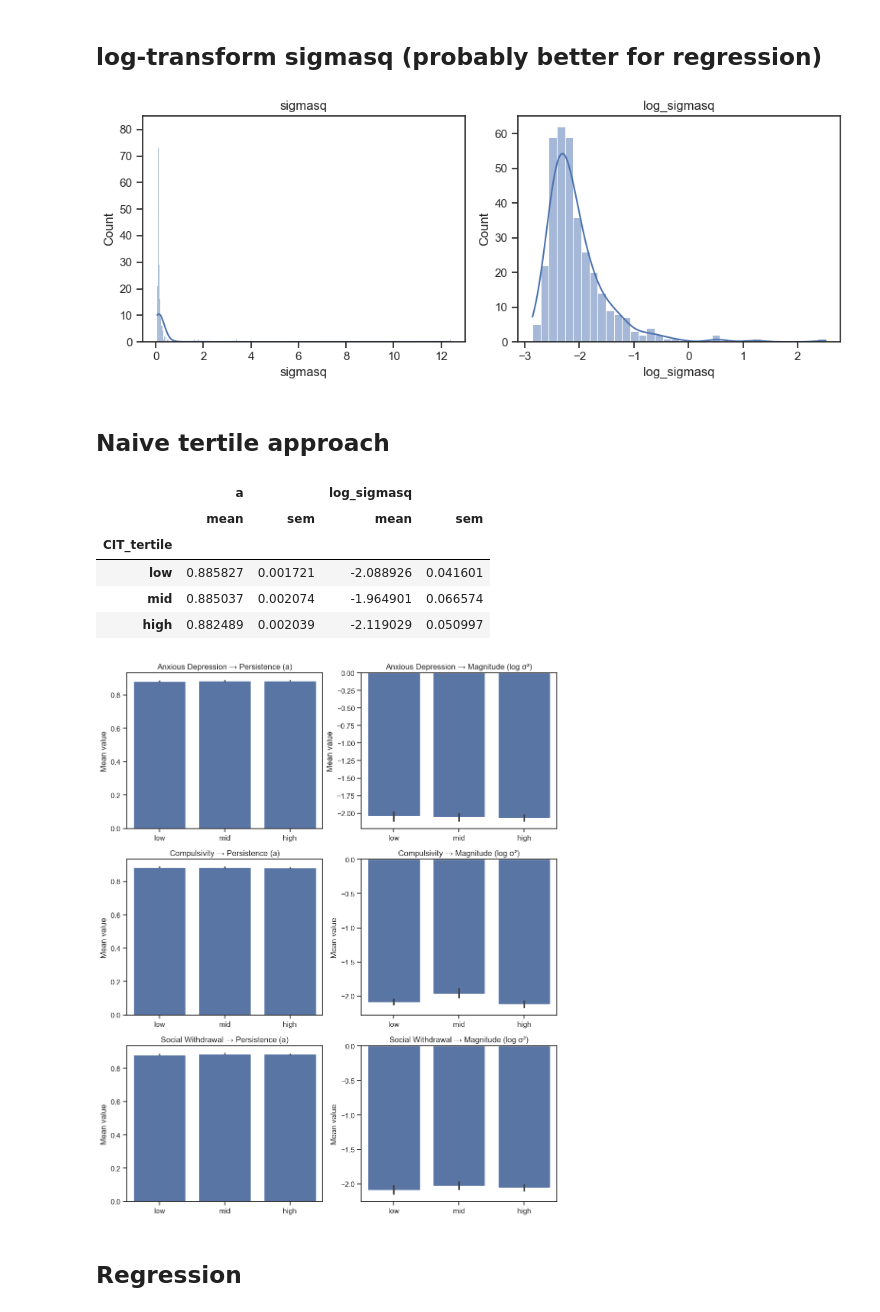
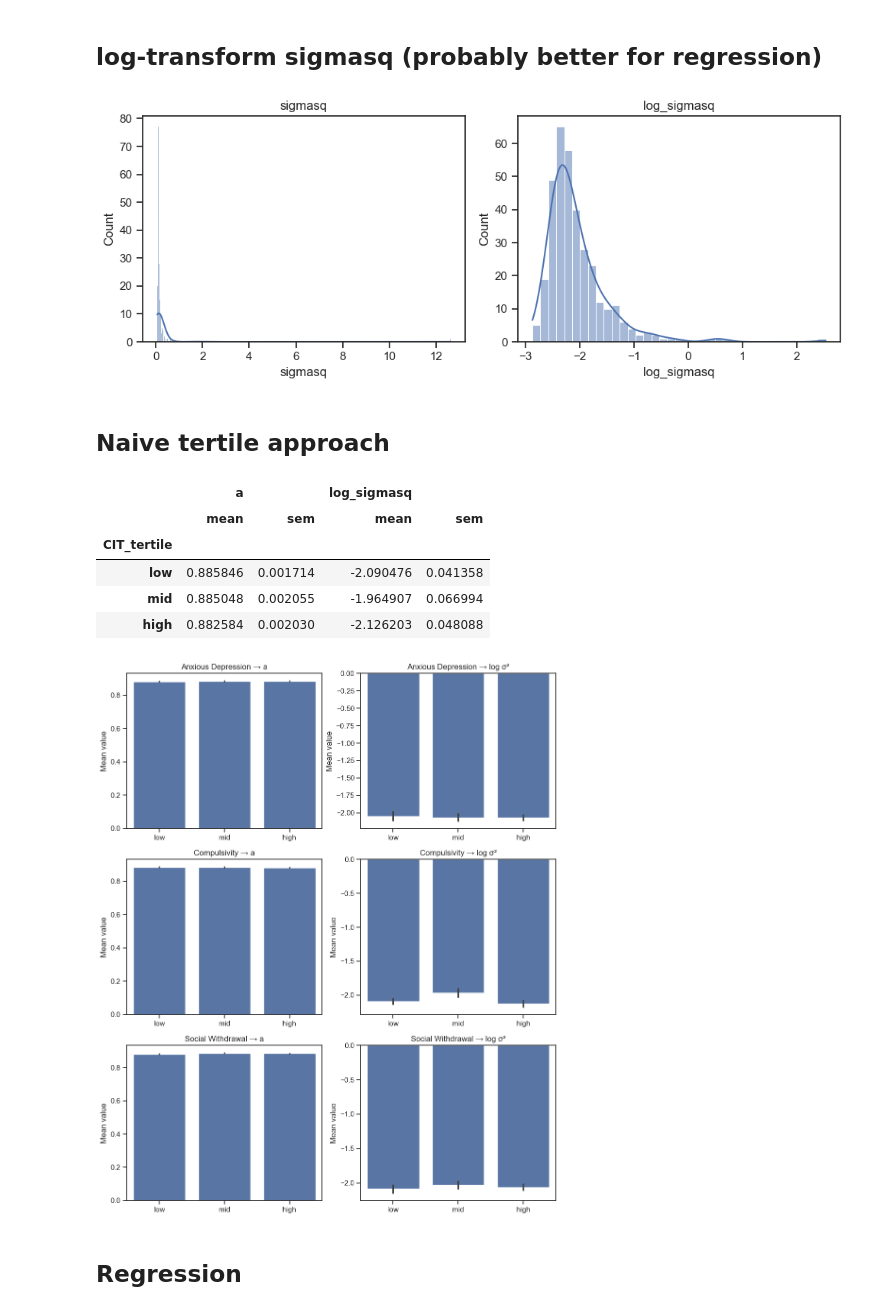
Before and after one commit to davidejongheTheoryandResearch/simulationsHmfc, a Jupyter notebook: Hmfc_on_symptomdata.ipynb, the cells around one changed output. Saved outputs shown, nothing was run; the diff lists cells and outputs as text; code cells hidden in the pictures.

```diff
--- a/Hmfc_on_symptomdata.ipynb
+++ b/Hmfc_on_symptomdata.ipynb
@@ -116,7 +116,7 @@ first 10 subj_ids: [944548 953958 954010 954564 954995 955009 955021 955023 9550
 number of unique subj_ids: 344
 num_subjects from .dil: 344
 # %%
-burn_in = 500
+burn_in = 1000
 
 post_a = posterior_samples_a[:, burn_in:, :]
 post_a = np.array(post_a).reshape(-1, posterior_samples_a.shape[-1])
@@ -193,7 +193,7 @@ axes[1].set_title("log_sigmasq")
 plt.tight_layout()
 plt.show()
 # %% [output]
-[figure, old version]
+[figure, new version]
 # %% [markdown]
 ## Naive tertile approach
 # %%
@@ -209,9 +209,9 @@ summary
 |  | a |  | log_sigmasq |  |
 |  | mean | sem | mean | sem |
 | CIT_tertile |  |  |  |  |
-| low | 0.885827 | 0.001721 | -2.088926 | 0.041601 |
-| mid | 0.885037 | 0.002074 | -1.964901 | 0.066574 |
-| high | 0.882489 | 0.002039 | -2.119029 | 0.050997 |
+| low | 0.885846 | 0.001714 | -2.090476 | 0.041358 |
+| mid | 0.885048 | 0.002055 | -1.964907 | 0.066994 |
+| high | 0.882584 | 0.002030 | -2.126203 | 0.048088 |
 # %%
 fig, axes = plt.subplots(3, 2, figsize=(10, 12))
 
@@ -221,36 +221,36 @@ dimensions = [
     ("SW_tertile", "Social Withdrawal")
 ]
 
 for i, (tert, label) in enumerate(dimensions):
 
     sns.barplot(
         data=df_tert,
         x=tert,
         y="a",
         order=["low", "mid", "high"],
         errorbar=("ci", 68),
         ax=axes[i, 0]
     )
-    axes[i, 0].set_title(f"{label} → Persistence (a)")
+    axes[i, 0].set_title(f"{label} → a")
     axes[i, 0].set_xlabel("")
     axes[i, 0].set_ylabel("Mean value")
 
     sns.barplot(
         data=df_tert,
         x=tert,
         y="log_sigmasq",
         order=["low", "mid", "high"],
         errorbar=("ci", 68),
         ax=axes[i, 1]
     )
-    axes[i, 1].set_title(f"{label} → Magnitude (log σ²)")
+    axes[i, 1].set_title(f"{label} → log σ²")
     axes[i, 1].set_xlabel("")
     axes[i, 1].set_ylabel("Mean value")
 
 plt.tight_layout()
 plt.show()
 # %% [output]
-[figure, old version]
+[figure, new version]
 # %% [markdown]
 ## Regression
 # %%
```
Also changed, not shown: parts of 11 cells of this notebook, 22 other files.
